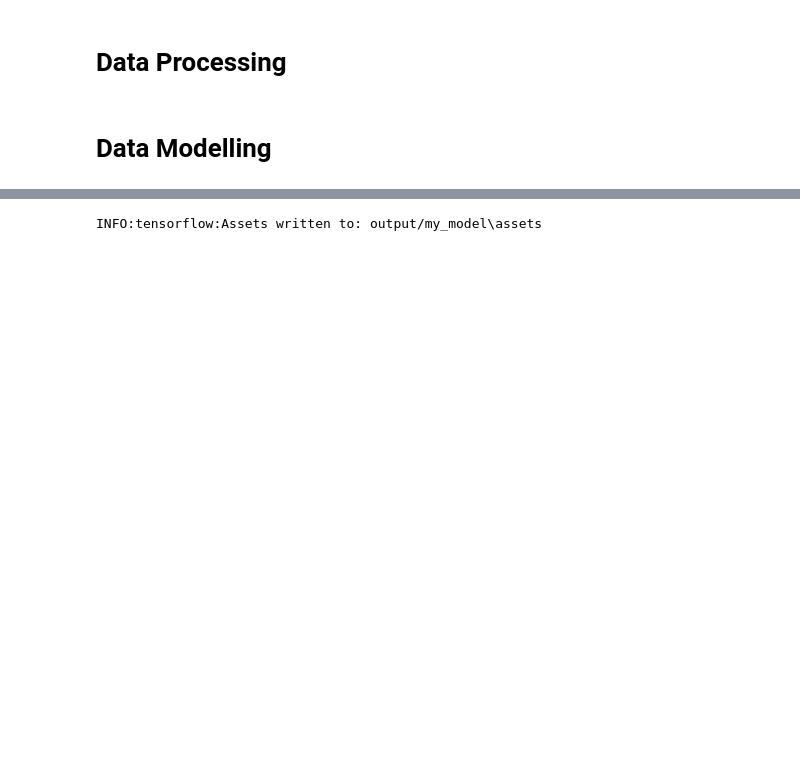
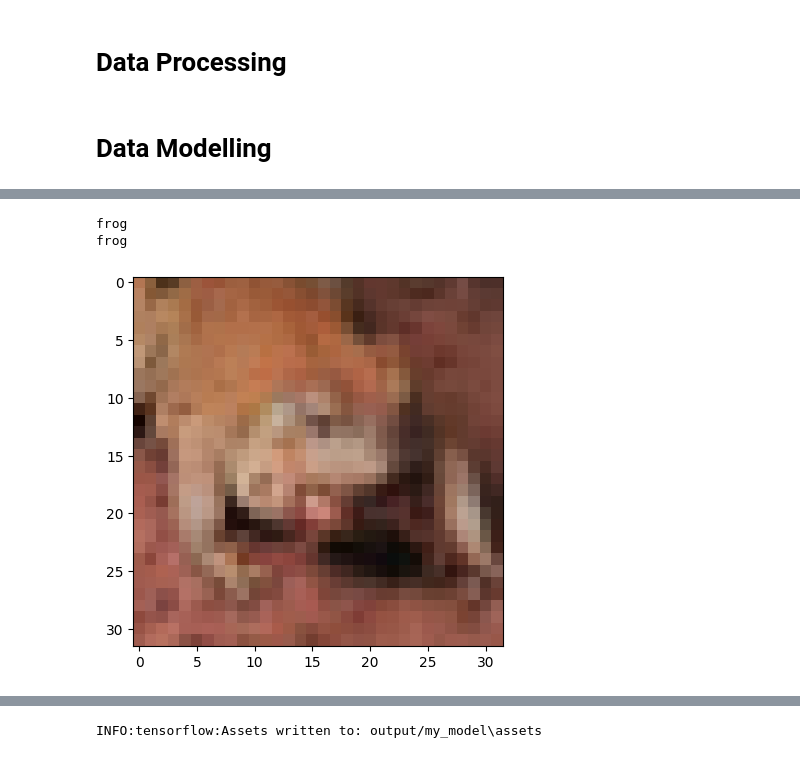
Before and after one commit to Daniel-Pahl/2022-Phase-3, a Jupyter notebook: data-science/skeleton-code/make-model.ipynb, the cells around one changed output, grey strips where cells are left out. Cells and saved outputs as stored; diff of their text form; code cells hidden in the pictures; blank space fills up the shorter version.

```diff
--- a/data-science/skeleton-code/make-model.ipynb
+++ b/data-science/skeleton-code/make-model.ipynb
@@ -40,6 +40,8 @@ print(shapedTestBatchData.shape)
 # %% [output]
 dict_keys([b'batch_label', b'labels', b'data', b'filenames'])
 (10000, 32, 32, 3)
+# %%
+classes = ["airplane", "automobile", "bird", "cat", "deer", "dog", "frog", "horse", "ship", "truck"]
 # %%
 plt.imshow(shapedTestBatchData[2342]) # testing if data has been shaped correctly.
 # %% [output]
@@ -116,9 +164,9 @@ def generateModel():
 
     # model.add(layers.Rescaling(scale=1./255, name="Normaliser")) # Example pre-processing layer.
 
-    model.add(layers.Dense(2500, activation="relu")) # Example Hidden Layer 1. Has 40 Nodes.
-    model.add(layers.Dense(1500, activation="relu")) # Example Hidden Layer 2. Has 25 Nodes.
-    model.add(layers.Dense(250, activation="sigmoid")) # Example Hidden Layer 3. Has 15 Nodes.
+    model.add(layers.Dense(40, activation="relu")) # Example Hidden Layer 1. Has 40 Nodes.
+    model.add(layers.Dense(25, activation="relu")) # Example Hidden Layer 2. Has 25 Nodes.
+    model.add(layers.Dense(15, activation="sigmoid")) # Example Hidden Layer 3. Has 15 Nodes.
 
     model.add(layers.Dense(1, activation="sigmoid", name="Output_Probability")) # Output layer.
 
@@ -157,0 +207,24 @@ Epoch 1/5
+# %%
+mlmodel = Sequential()
+mlmodel.add(layers.Flatten(input_shape=(32,32,3)))
+mlmodel.add(layers.Dense(3000, activation = "relu"))
+mlmodel.add(layers.Dense(200, activation = "relu"))
+mlmodel.add(layers.Dense(40, activation = "softmax"))
+
+log_dir = os.path.join(r'output\logs' , datetime.now().strftime("%Y-%m-%d-%H%M%S"))
+
+# Callbacks for QoL.
+tensorboard_callback = callbacks.TensorBoard(log_dir=log_dir, histogram_freq=1)
+earlystop_callback = callbacks.EarlyStopping(monitor='val_loss', patience=25, restore_best_weights=True)
+
+mlmodel.compile(optimizer='SGD',
+              loss='sparse_categorical_crossentropy',
+              metrics=['accuracy'])
+
+mlmodel.fit(train_x, train_y,
+    validation_data=(test_x, test_y),
+    epochs=15,
+    batch_size=100, # Set this to a lower number if your computer spec is bad.
+
+    # verbose=0 # Uncomment this line to reduce the printing on console.
+)
@@ -157,0 +255,2 @@ Epoch 1/5
+# %%
+predict =   mlmodel.predict(test_x)
@@ -157,0 +259,10 @@ Epoch 1/5
+# %%
+k = 5
+prediction = np.argmax(predict[k])
+print(classes[prediction])
+plt.imshow(shapedTestBatchData[k])
+print(classes[testBatch[b'labels'][k]])
+# %% [output]
+frog
+frog
+[figure, added]
```
Also changed, not shown: parts of 15 cells of this notebook.
